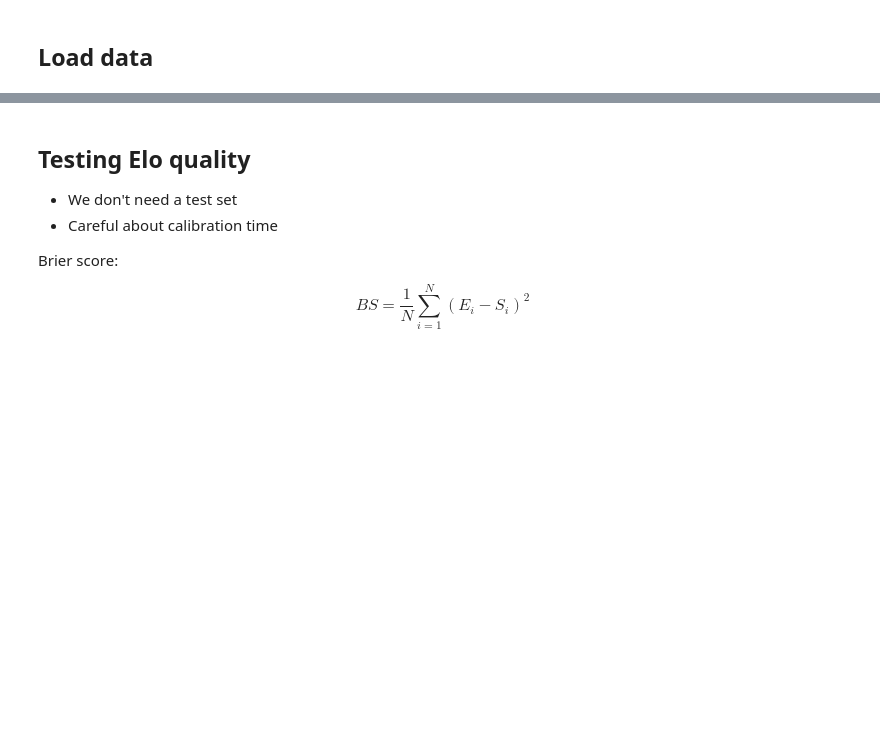
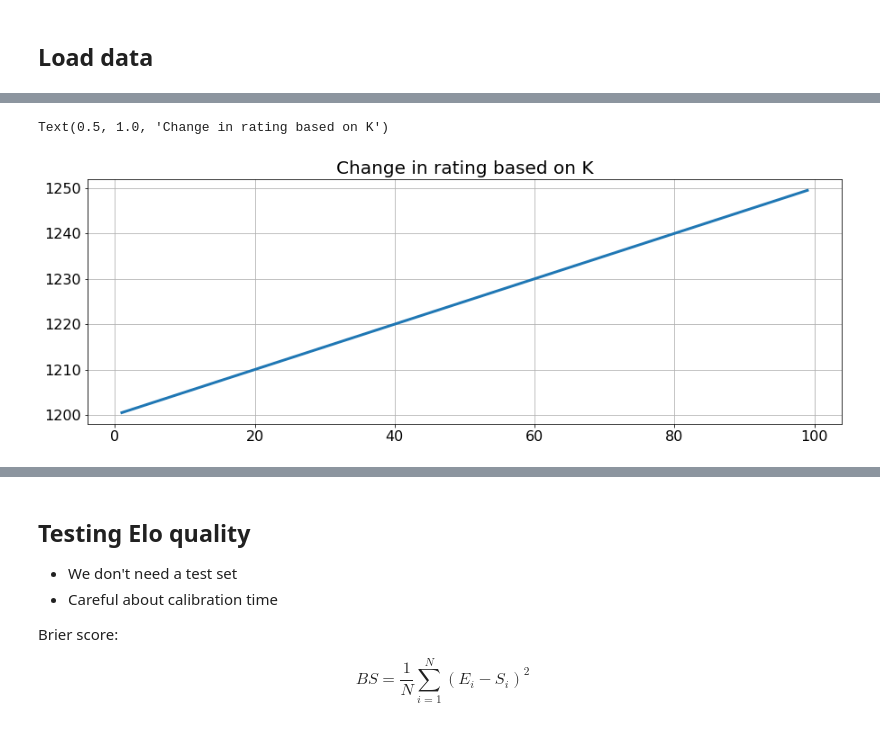
Before and after one commit to drdarina/datalift_workshop, a Jupyter notebook: workbook_elo.ipynb, the cells around one changed output, grey strips where cells are left out. Drawn from its saved outputs; the diff is of its cells as text; code cells hidden in the pictures; blank space fills up the shorter version.

```diff
--- a/workbook_elo.ipynb
+++ b/workbook_elo.ipynb
@@ -56,3 +80,12 @@ def update(current, expected, outcome, k=10) -> float:
+# %%
+all_update = []
+for K in range(1, 100):
+    all_update.append(update(1200, 0.5, 1, K))
+plt.plot(range(1, 100), all_update)
+plt.title('Change in rating based on K'https://docs.google.com/presentation/d/1npolNV0f1Kz4YwQQjQeeKJw7RfNQEcJ5EkHx5Z1Lk0E/edit?usp=sharing)
+# %% [output]
+Text(0.5, 1.0, 'Change in rating based on K')
+[figure, added]
 # %%
 def rate_elo(n=400, k=10, init_rating=1200):
     # set up rating lookup
```
Also changed, not shown: parts of 11 cells of this notebook, 3 other files.
